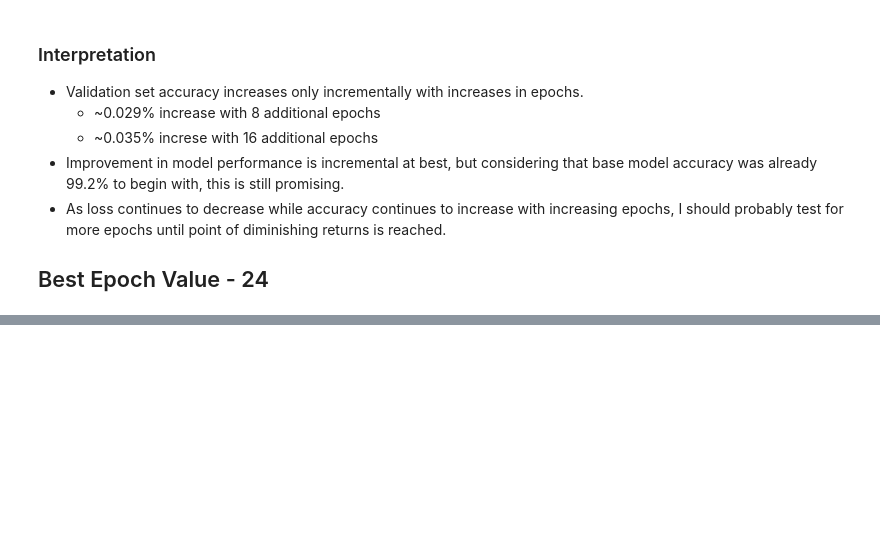
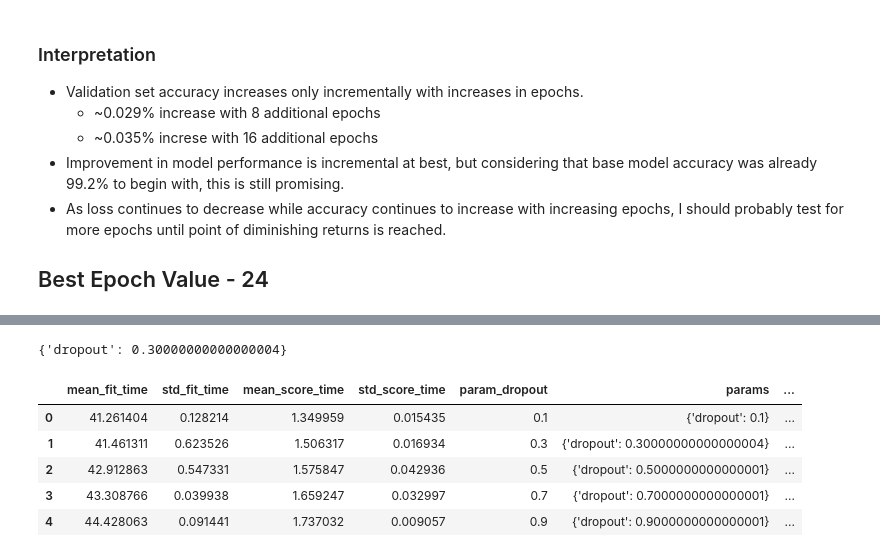
Before and after one commit to SMS-NED16/FYP-DL, a Jupyter notebook: fyp-assignments/02_MNIST_Hyperparams_CNN/FYP Assignment 02 - Hyperparameter Tuning - MNIST Digits.ipynb, the cells around one changed output, grey strips where cells are left out. Saved outputs shown, nothing was run; the diff lists cells and outputs as text; code cells hidden in the pictures; blank space fills up the shorter version.

```diff
--- a/fyp-assignments/02_MNIST_Hyperparams_CNN/FYP Assignment 02 - Hyperparameter Tuning - MNIST Digits.ipynb
+++ b/fyp-assignments/02_MNIST_Hyperparams_CNN/FYP Assignment 02 - Hyperparameter Tuning - MNIST Digits.ipynb
@@ -552,0 +577,11 @@ plt.xlabel('Epochs'); plt.title('Validation Loss'); plt.ylim([0.00, 0.035]);
+# %%
+dropout_grid = {'dropout': np.arange(0.1, 1.0, 0.2)}
+# %%
+dropout_classifier = KerasClassifier(build_model, epochs=16, batch_size=128)
+# %%
+dropout_validator = GridSearchCV(estimator=dropout_classifier,
+                                param_grid=dropout_grid,
+                                scoring='accuracy', cv=2)
+# %%
+dropout_validator.fit(preprocess_features(X_train, X_train, 'MinMax'),
+                      y_train)
@@ -552,0 +612,14 @@ plt.xlabel('Epochs'); plt.title('Validation Loss'); plt.ylim([0.00, 0.035]);
+# %%
+dropout_validator.best_params_
+# %% [output]
+{'dropout': 0.30000000000000004}
+# %%
+dropout_df = pd.DataFrame(dropout_validator.cv_results_)
+dropout_df
+# %% [output]
+|  | mean_fit_time | std_fit_time | mean_score_time | std_score_time | param_dropout | params | ... |
+| 0 | 41.261404 | 0.128214 | 1.349959 | 0.015435 | 0.1 | {'dropout': 0.1} | ... |
+| 1 | 41.461311 | 0.623526 | 1.506317 | 0.016934 | 0.3 | {'dropout': 0.30000000000000004} | ... |
+| 2 | 42.912863 | 0.547331 | 1.575847 | 0.042936 | 0.5 | {'dropout': 0.5000000000000001} | ... |
+| 3 | 43.308766 | 0.039938 | 1.659247 | 0.032997 | 0.7 | {'dropout': 0.7000000000000001} | ... |
+| 4 | 44.428063 | 0.091441 | 1.737032 | 0.009057 | 0.9 | {'dropout': 0.9000000000000001} | ... |
```
Also changed, not shown: parts of 26 cells of this notebook.
